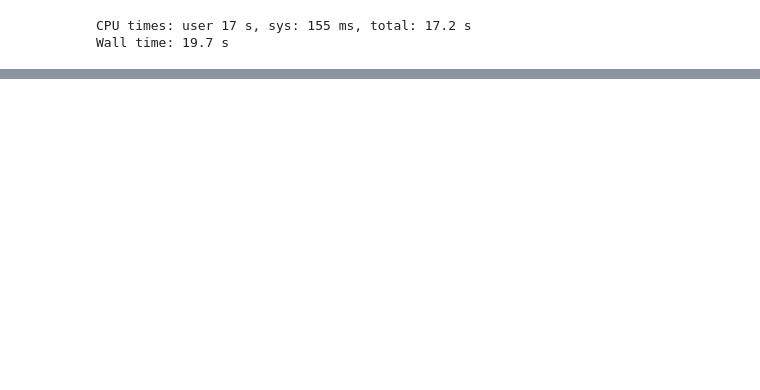
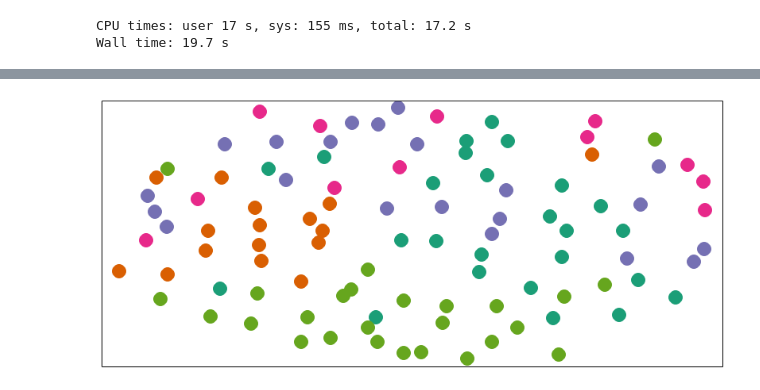
Before and after one commit to brandomr/document_cluster, a Jupyter notebook: cluster_analysis.ipynb, the cells around one changed output, grey strips where cells are left out. Saved outputs shown, nothing was run; the diff lists cells and outputs as text; code cells hidden in the pictures; blank space fills up the shorter version.

Commit message:
finished the visualization using mpld3 and got a working LDA

```diff
--- a/cluster_analysis.ipynb
+++ b/cluster_analysis.ipynb
@@ -173,7 +209,7 @@ synopses_docs = [Document(synopses[i], name=titles[i]) for i in range(len(synops
 
 m = Model(documents = synopses_docs)
 
-movieclusters = m.cluster(method=KMEANS, k=20)
+movieclusters = m.cluster(method=KMEANS, k=5)
 # %%
 for i in movieclusters:
     print(i)
@@ -271,17 +327,0 @@ tfidf_matrix.shape
-# %%
-from __future__ import print_function
-
-print("Top terms per cluster:")
-print()
-order_centroids = km.cluster_centers_.argsort()[:, ::-1]
-for i in range(num_clusters):
-    print("Cluster %d words:" % i, end='')
-    for ind in order_centroids[i, :30]:
-        print(' %s' % vocab_frame.ix[terms[ind]].values.tolist()[0][0].encode('utf-8', 'ignore'), end='')
-    print()
-    print()
-    print("Cluster %d titles:" % i, end='')
-    for title in frame.ix[i]['title'].values.tolist():
-        print(' %s,' % title, end='')
-    print()
-    print()
@@ -351,0 +399,54 @@ plt.close()
+# %%
+df = pd.DataFrame(dict(x=xs, y=ys, label=clusters, title=titles, link=links ))
+
+groups = df.groupby('label')
+
+
+css = """
+
+div {
+  font-family:Arial, Helvetica, sans-serif;
+}
+
+
+g.mpld3-xaxis, g.mpld3-yaxis {
+display: none; }
+
+
+"""
+
+
+cluster_colors = {0: '#1b9e77', 1: '#d95f02', 2: '#7570b3', 3: '#e7298a', 4: '#66a61e'}
+
+
+
+# Plot
+fig, ax = plt.subplots(figsize=(14,6))
+ax.margins(0.03) # Optional, just adds 5% padding to the autoscaling
+
+for name, group in groups:
+    points = ax.plot(group.x, group.y, marker='o', linestyle='', ms=18, label=name, mec='none', color=cluster_colors[name])
+    ax.set_aspect('auto')
+    labels = [i for i in group.title]
+
+    tooltip = mpld3.plugins.PointHTMLTooltip(points[0], labels,
+                                       voffset=10, hoffset=10, css=css)
+    mpld3.plugins.connect(fig, tooltip, TopToolbar())
+
+    ax.axes.get_xaxis().set_ticks([])
+    ax.axes.get_yaxis().set_ticks([])
+
+    ax.axes.get_xaxis().set_visible(False)
+    ax.axes.get_yaxis().set_visible(False)
+
+
+#ax.legend(numpoints=1, ncol=3, bbox_to_anchor=(1., 1))
+
+
+
+#plt.axis('off')
+
+mpld3.show()
+html = mpld3.fig_to_html(fig)
+print(html)
+# %% [output]
@@ -351,0 +480 @@ plt.close()
+[figure, added]
```
Also changed, not shown: parts of 42 cells of this notebook, 7 other files.
